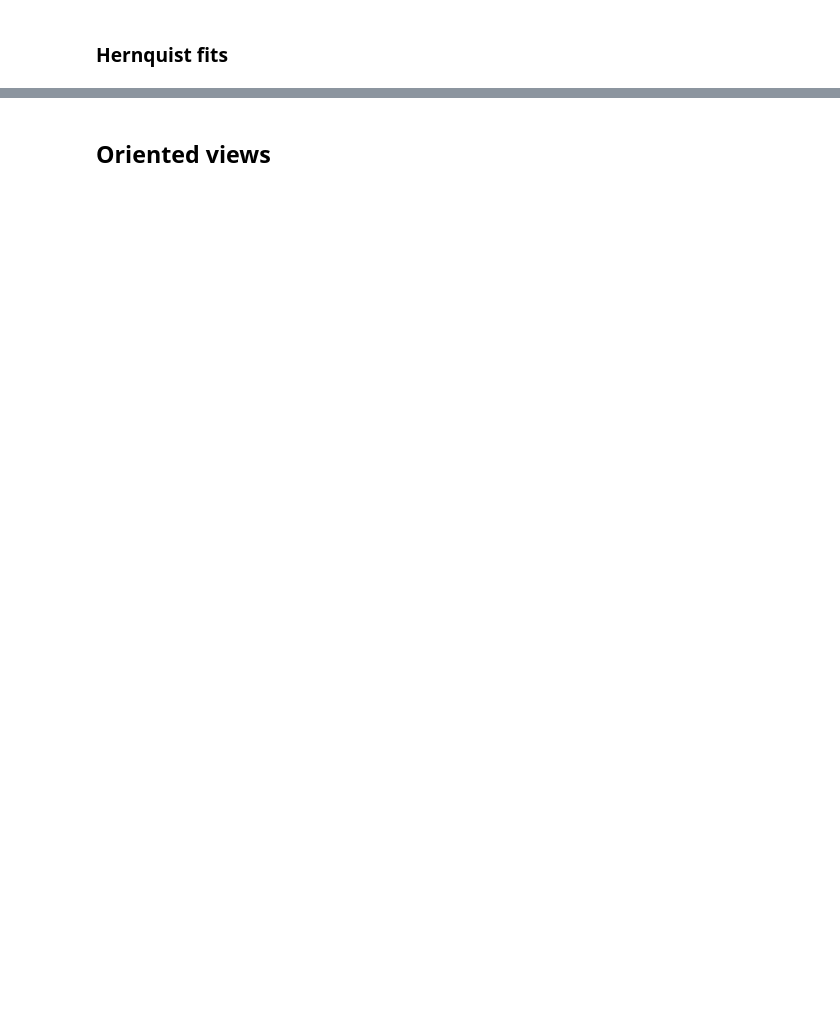
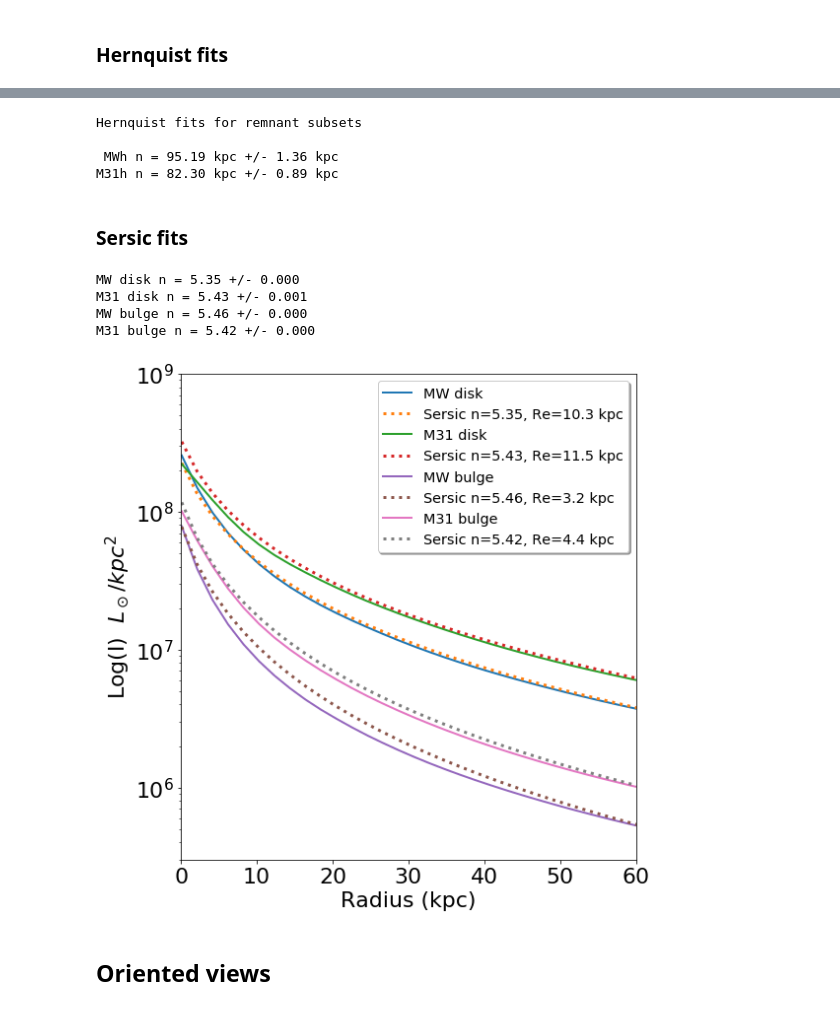
Before and after one commit to colinleach/400B_Leach, a Jupyter notebook: Project/notebooks/Remnant.ipynb, the cells around one changed output, grey strips where cells are left out. Saved outputs shown, nothing was run; the diff lists cells and outputs as text; code cells hidden in the pictures; blank space fills up the shorter version.

```diff
--- a/Project/notebooks/Remnant.ipynb
+++ b/Project/notebooks/Remnant.ipynb
@@ -578,3 +390,70 @@ def fit_sersic_n(R, Re, bulge_total, bulgeI):
+# %%
+hnames = ['MWh','M31h']
+hprofiles = [(m_MWh, xyz_MWh), (m_M31h, xyz_M31h)]
+# %%
+print("Hernquist fits for remnant subsets\n")
+for i, (m, xyz) in enumerate(hprofiles):
+    n, err = full_remnant.fit_hernquist_a(m, xyz)
+    print(f"{hnames[i]:>4} n = {n:5.2f} +/- {err:.2f}")
+# %% [output]
+Hernquist fits for remnant subsets
+
+ MWh n = 95.19 kpc +/- 1.36 kpc
+M31h n = 82.30 kpc +/- 0.89 kpc
+# %% [markdown]
+### Sersic fits
+# %%
+def sersic_data(radii, m, xyz):
+    sub_Re, sub_total, subI = full_remnant.Re(radii, m, xyz)
+    n, err = full_remnant.fit_sersic_n(radii, sub_Re, sub_total, subI)
+    Sersic = full_remnant.sersic(radii.value, sub_Re.value, n, sub_total)
+    return sub_Re, sub_total, subI, n, err, Sersic
+# %%
+lnames = ['MW disk','M31 disk', 'MW bulge','M31 bulge']
+lprofiles = [(m_MWd, xyz_MWd), (m_M31d, xyz_M31d),
+           (m_MWb, xyz_MWb), (m_M31b, xyz_M31b)]
+# %%
+radii60 = np.linspace(2, 60) * u.kpc
+
+for i, (m, xyz) in enumerate(lprofiles):
+    sub_Re, sub_total, subI, n, err, Sersic = sersic_data(radii60, m, xyz)
+    print(f"{lnames[i]:>4} n = {n:4.2f} +/- {err:.3f}")
+# %% [output]
+MW disk n = 5.35 +/- 0.000
+M31 disk n = 5.43 +/- 0.001
+MW bulge n = 5.46 +/- 0.000
+M31 bulge n = 5.42 +/- 0.000
+# %%
+fig = plt.figure(figsize=(8,8))
+# subplots = (121, 122)
+
+ax0 = plt.subplot()
+
+# plot the luminosity density as a proxy for surface brightness
+for i, (m, xyz) in enumerate(lprofiles):
+    sub_Re, sub_total, subI, n, err, Sersic = sersic_data(radii60, m, xyz)
+    ax0.semilogy(radii, subI, lw=2, label=f'{lnames[i]}')
+    ax0.semilogy(radii, Sersic, lw=3, ls=':',
+                     label=f'Sersic n={n:.2f}, Re={sub_Re:.1f}')
+
+# Add axis labels
+ax0.set_xlabel('Radius (kpc)', fontsize=22)
+ax0.set_ylabel('Log(I)  $L_\odot/kpc^2$', fontsize=22)
+
+ax0.set_xlim(0,60)
+ax0.set_ylim(3e5, 1e9)
+
+#adjust tick label font size
+label_size = 22
+matplotlib.rcParams['xtick.labelsize'] = label_size
+matplotlib.rcParams['ytick.labelsize'] = label_size
+
+# add a legend with some customizations.
+legend = ax0.legend(fontsize='x-large', shadow=True)
+plt.tight_layout()
+plt.savefig('remnant_sersic_origins.pdf', rasterized=True, dpi=350);
+# %% [output]
+[figure, added]
 # %% [markdown]
 ## Oriented views
 # %%
```
Also changed, not shown: parts of 20 cells of this notebook, 12 other files.
